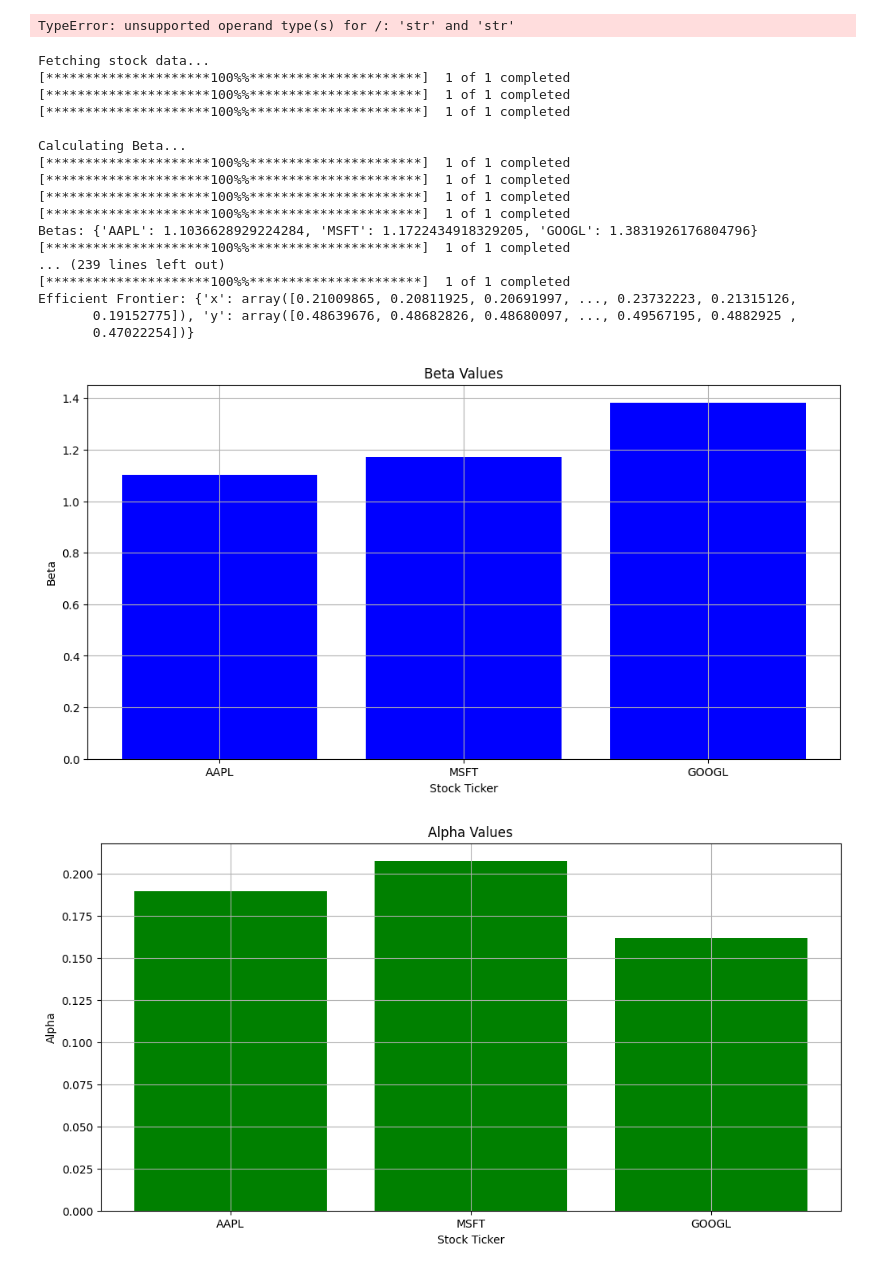
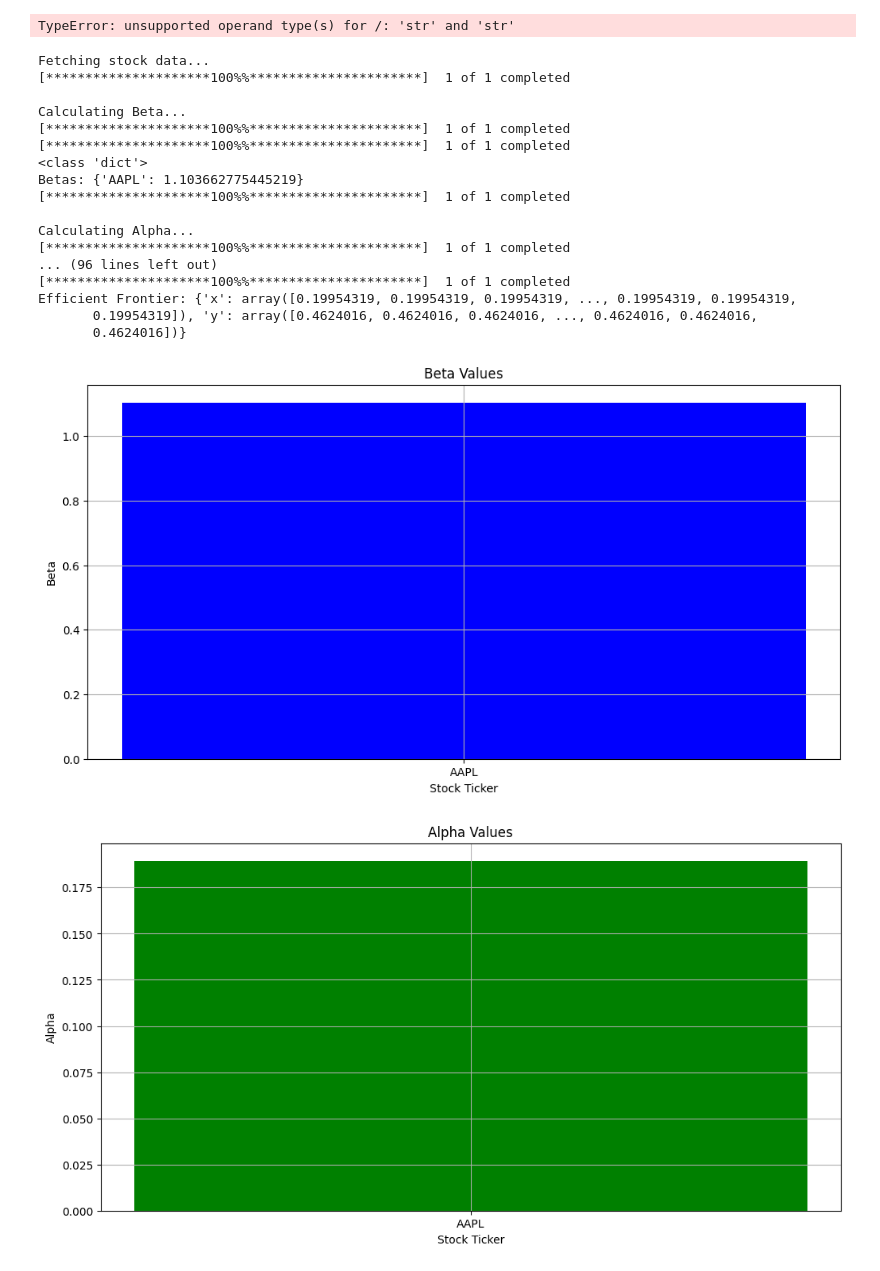
Before and after one commit to ParasX1/Financial-Investment-Tool, a Jupyter notebook: server/src/Woop.ipynb, the cells around one changed output. Cells and saved outputs as stored; diff of their text form; code cells hidden in the pictures.

```diff
--- a/server/src/Woop.ipynb
+++ b/server/src/Woop.ipynb
@@ -405,6 +405,8 @@ def calculate_beta(stock_tickers, market_ticker, start_date, end_date):
         cov_matrix = np.cov(returns[ticker], market_returns)
         beta = cov_matrix[0, 1] / cov_matrix[1, 1]
         betas[ticker] = beta
+
+    print(type (betas))
     return betas
 
 def calculate_alpha(stock_tickers, benchmark_returns, start_date, end_date, risk_free_rate=0.01):
@@ -426,6 +428,8 @@ def calculate_drawdown(stock_tickers, start_date, end_date):
     for ticker in stock_tickers:
         cumulative_return = (stock_data[ticker] / stock_data[ticker].cummax() - 1).dropna()
         drawdowns[ticker] = cumulative_return
+
+    print(type (betas))
     return drawdowns
 
 def calculate_cumulative_return(stock_tickers, start_date, end_date):
@@ -507,7 +511,7 @@ def calculate_efficient_frontier(stock_tickers, start_date, end_date):
 
 start_date = '2023-01-01'
 end_date = '2024-01-01'
-stock_tickers = ['AAPL', 'MSFT', 'GOOGL']
+stock_tickers = ['AAPL']
 market_ticker = 'SPY'
 
 # Fetch stock data
@@ -648,40 +652,40 @@ plt.show()
 
 # Plot Value at Risk
 plt.figure(figsize=(12, 8))
 for ticker in vars.keys():
     plt.plot(vars[ticker], label=ticker)
 plt.title('Value at Risk (VaR)')
 plt.xlabel('Date')
 plt.ylabel('VaR')
 plt.legend()
 plt.grid(True)
 plt.show()
 
 # Plot Efficient Frontier
 plt.figure(figsize=(12, 8))
 plt.scatter(efficient_frontier['x'], efficient_frontier['y'], c='purple', marker='o')
 plt.title('Efficient Frontier')
 plt.xlabel('Volatility')
 plt.ylabel('Return')
 plt.grid(True)
 plt.show()
 # %% [output]
 Fetching stock data...
-[*********************100%%**********************]  1 of 1 completed
-[*********************100%%**********************]  1 of 1 completed
 [*********************100%%**********************]  1 of 1 completed
 
 Calculating Beta...
 [*********************100%%**********************]  1 of 1 completed
 [*********************100%%**********************]  1 of 1 completed
+<class 'dict'>
+Betas: {'AAPL': 1.103662775445219}
 [*********************100%%**********************]  1 of 1 completed
+
+Calculating Alpha...
 [*********************100%%**********************]  1 of 1 completed
-Betas: {'AAPL': 1.1036628929224284, 'MSFT': 1.1722434918329205, 'GOOGL': 1.3831926176804796}
+... (96 lines left out)
 [*********************100%%**********************]  1 of 1 completed
-... (239 lines left out)
-[*********************100%%**********************]  1 of 1 completed
-Efficient Frontier: {'x': array([0.21009865, 0.20811925, 0.20691997, ..., 0.23732223, 0.21315126,
-       0.19152775]), 'y': array([0.48639676, 0.48682826, 0.48680097, ..., 0.49567195, 0.4882925 ,
-       0.47022254])}
+Efficient Frontier: {'x': array([0.19954319, 0.19954319, 0.19954319, ..., 0.19954319, 0.19954319,
+       0.19954319]), 'y': array([0.4624016, 0.4624016, 0.4624016, ..., 0.4624016, 0.4624016,
+       0.4624016])}
-[figure, old version]
+[figure, new version]
-[figure, old version]
+[figure, new version]
```
Also changed, not shown: parts of 1 cell of this notebook, 3 other files.
